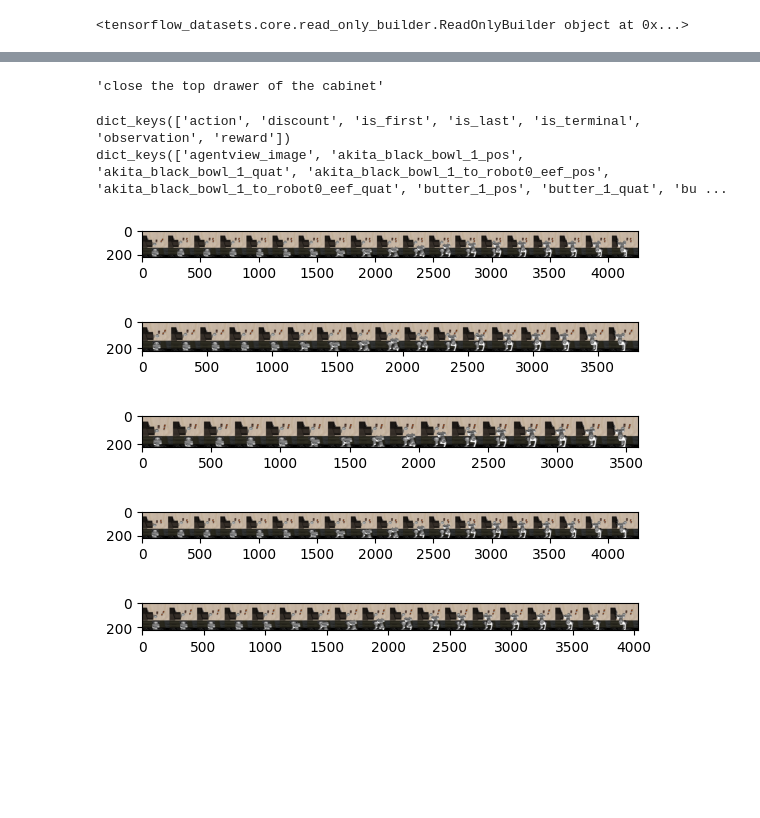
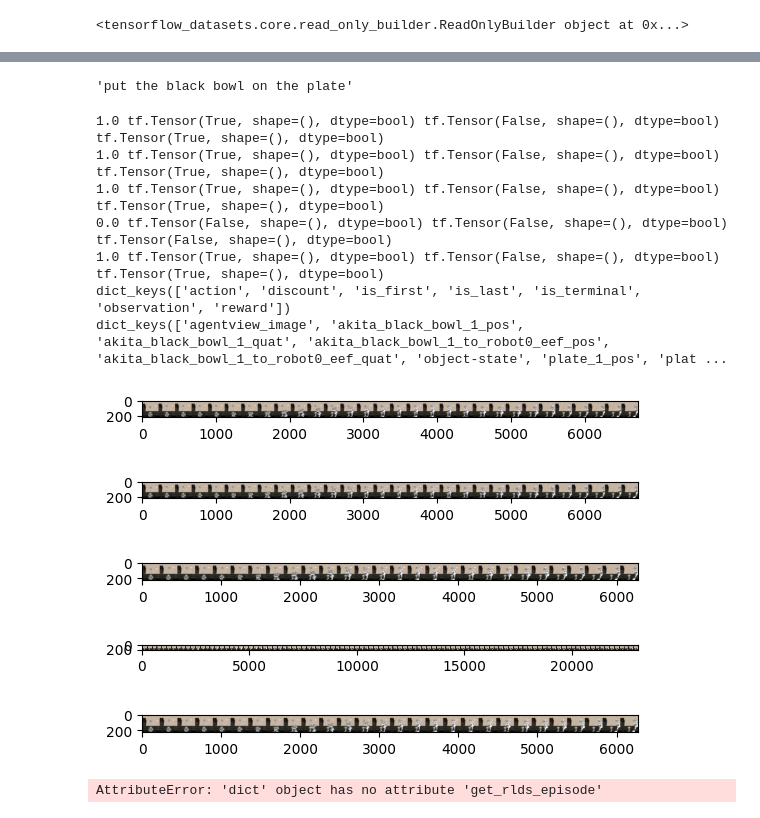
Before and after one commit to Rooshy-yang/rlds_dataset_builder, a Jupyter notebook: play.ipynb, the cells around one changed output, grey strips where cells are left out. Drawn from its saved outputs; the diff is of its cells as text; code cells hidden in the pictures; blank space fills up the shorter version.

```diff
--- a/play.ipynb
+++ b/play.ipynb
@@ -2,7 +2,7 @@
 # test dataloader
 import tensorflow_datasets as tfds
 
-path = '/home/v-rusyang/shared_data/dataset/COLLECT-libero_90-minivla-2025_02_11-09_20_30--test/0'
+path = '/home/v-rusyang/shared_data/dataset/COLLECT-libero_90-minivla-2025_02_11-09_20_30--test/9'
 datasetbuilder = tfds.builder_from_directory(path)
 
 print(datasetbuilder)
@@ -14,29 +22,40 @@ dataset = datasetbuilder.as_dataset(split='train')
 # %%
 datasetbuilder.info.name
 # %% [output]
-'close the top drawer of the cabinet'
+'put the black bowl on the plate'
 # %%
 # visualize dataset
 import numpy as np
 import matplotlib.pyplot as plt
 
-for i, episode in enumerate(dataset.take(5)):
+for i, episode in enumerate(dataset):
     images = []
+    rewards = []
     for step in episode['steps']:
         images.append(step['observation']['agentview_image'].numpy())
+        rewards.append(step['reward'])
     image_strip = np.concatenate(images[::4], axis=1)
     # caption = step['language_instruction'].numpy().decode() + ' (temp. downsampled 4x)'
-
+    print(np.sum(rewards), step['is_terminal'], step['is_first'], step['is_last'])
     plt.figure()
     plt.imshow(image_strip)
     # plt.title(caption)
 print(step.keys())
 print(step['observation'].keys())
 # %% [output]
+1.0 tf.Tensor(True, shape=(), dtype=bool) tf.Tensor(False, shape=(), dtype=bool) tf.Tensor(True, shape=(), dtype=bool)
+1.0 tf.Tensor(True, shape=(), dtype=bool) tf.Tensor(False, shape=(), dtype=bool) tf.Tensor(True, shape=(), dtype=bool)
+1.0 tf.Tensor(True, shape=(), dtype=bool) tf.Tensor(False, shape=(), dtype=bool) tf.Tensor(True, shape=(), dtype=bool)
+0.0 tf.Tensor(False, shape=(), dtype=bool) tf.Tensor(False, shape=(), dtype=bool) tf.Tensor(False, shape=(), dtype=bool)
+1.0 tf.Tensor(True, shape=(), dtype=bool) tf.Tensor(False, shape=(), dtype=bool) tf.Tensor(True, shape=(), dtype=bool)
 dict_keys(['action', 'discount', 'is_first', 'is_last', 'is_terminal', 'observation', 'reward'])
-dict_keys(['agentview_image', 'akita_black_bowl_1_pos', 'akita_black_bowl_1_quat', 'akita_black_bowl_1_to_robot0_eef_pos', 'akita_black_bowl_1_to_robot0_eef_quat', 'butter_1_pos', 'butter_1_quat', 'bu ...
+dict_keys(['agentview_image', 'akita_black_bowl_1_pos', 'akita_black_bowl_1_quat', 'akita_black_bowl_1_to_robot0_eef_pos', 'akita_black_bowl_1_to_robot0_eef_quat', 'object-state', 'plate_1_pos', 'plat ...
-[figure, old version]
+[figure, new version]
-[figure, old version]
+[figure, new version]
-[figure, old version]
+[figure, new version]
-[figure, old version]
+[figure, new version]
-[figure, old version]
+[figure, new version]
+# %%
+episode.get_rlds_episode()
+# %% [output]
+AttributeError: 'dict' object has no attribute 'get_rlds_episode'
```
Also changed, not shown: parts of 12 cells of this notebook, 1 other file.
